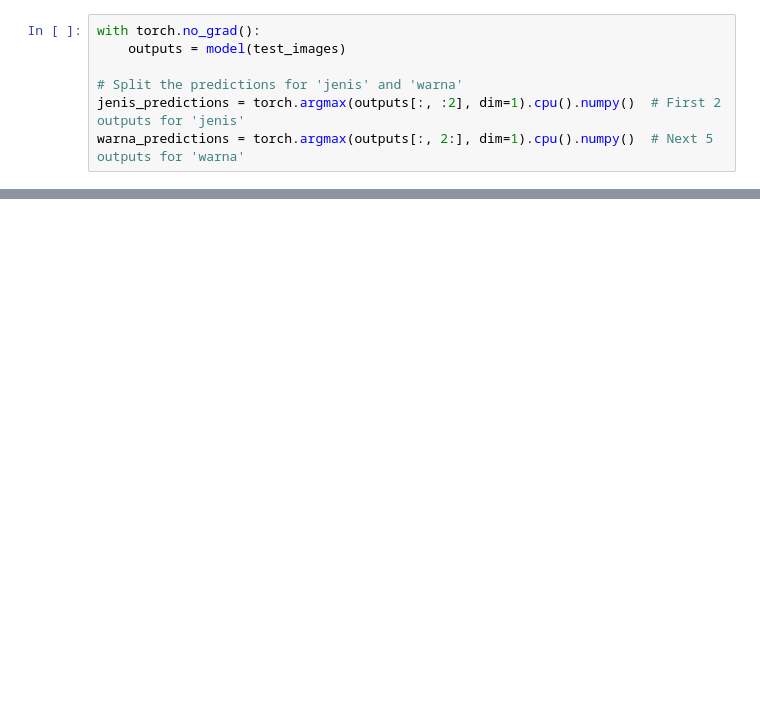
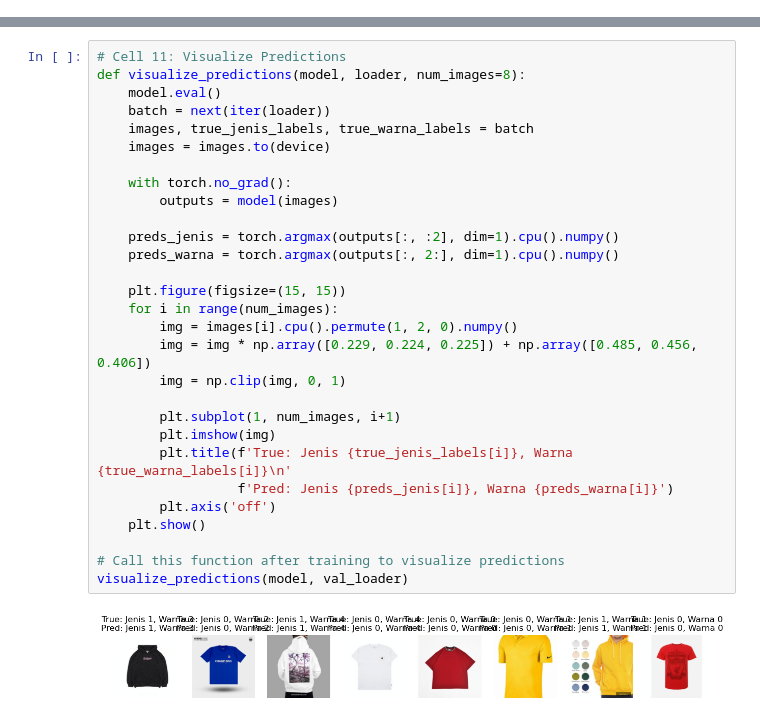
Before and after one commit to GabrielBatavia/Hology-7-Data-Mining-Competition-2024, a Jupyter notebook: base/base5.ipynb, the cells around one changed output, grey strips where cells are left out. Drawn from its saved outputs; the diff is of its cells as text; blank space fills up the shorter version.

```diff
--- a/base/base5.ipynb
+++ b/base/base5.ipynb
@@ -402,7 +50,0 @@ test_images = test_images.to(device)
-# %%
-with torch.no_grad():
-    outputs = model(test_images)
-
-# Split the predictions for 'jenis' and 'warna'
-jenis_predictions = torch.argmax(outputs[:, :2], dim=1).cpu().numpy()  # First 2 outputs for 'jenis'
-warna_predictions = torch.argmax(outputs[:, 2:], dim=1).cpu().numpy()  # Next 5 outputs for 'warna'
@@ -422,0 +315,31 @@ Predictions saved to 'test_predictions.csv'.
+# %%
+# Cell 11: Visualize Predictions
+def visualize_predictions(model, loader, num_images=8):
+    model.eval()
+    batch = next(iter(loader))
+    images, true_jenis_labels, true_warna_labels = batch
+    images = images.to(device)
+
+    with torch.no_grad():
+        outputs = model(images)
+
+    preds_jenis = torch.argmax(outputs[:, :2], dim=1).cpu().numpy()
+    preds_warna = torch.argmax(outputs[:, 2:], dim=1).cpu().numpy()
+
+    plt.figure(figsize=(15, 15))
+    for i in range(num_images):
+        img = images[i].cpu().permute(1, 2, 0).numpy()
+        img = img * np.array([0.229, 0.224, 0.225]) + np.array([0.485, 0.456, 0.406])
+        img = np.clip(img, 0, 1)
+
+        plt.subplot(1, num_images, i+1)
+        plt.imshow(img)
+        plt.title(f'True: Jenis {true_jenis_labels[i]}, Warna {true_warna_labels[i]}\n'
+                  f'Pred: Jenis {preds_jenis[i]}, Warna {preds_warna[i]}')
+        plt.axis('off')
+    plt.show()
+
+# Call this function after training to visualize predictions
+visualize_predictions(model, val_loader)
+# %% [output]
+[figure, added]
```
Also changed, not shown: parts of 14 cells of this notebook, 2 other files.
